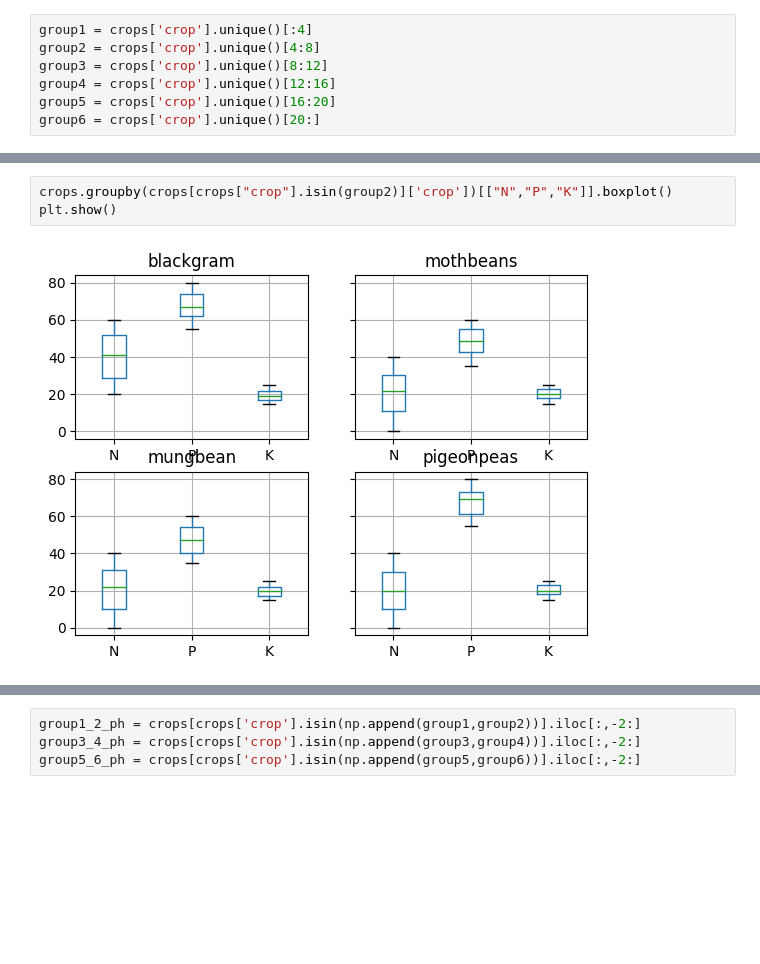
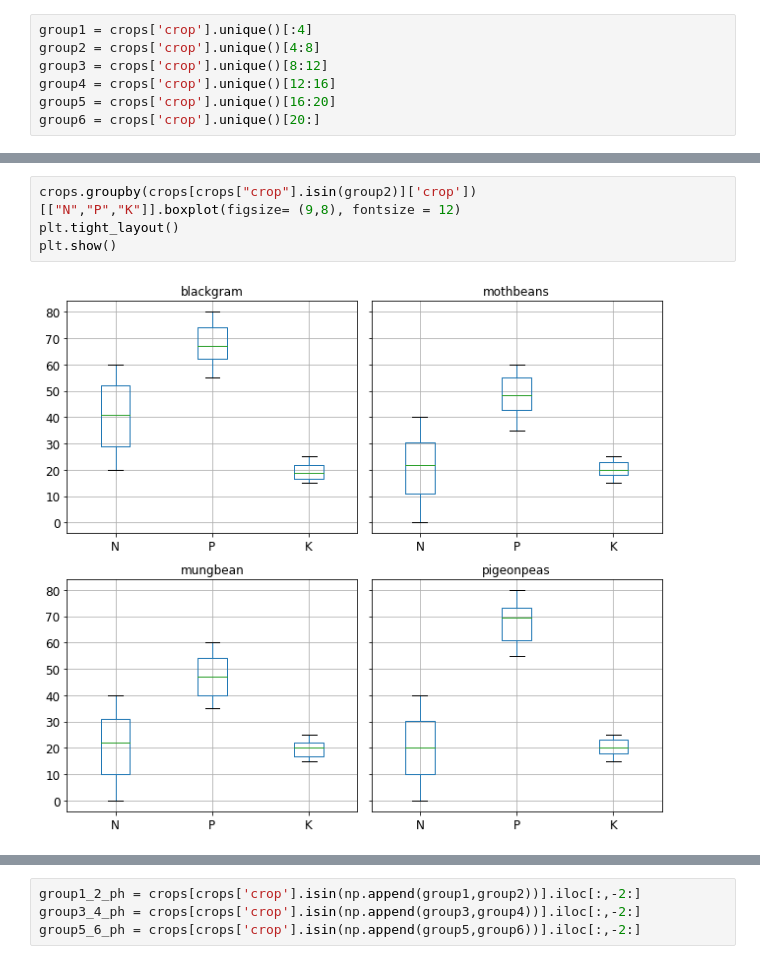
Before and after one commit to daniel-epm/agricultural_modeling, a Jupyter notebook: agriculture.ipynb, the cells around one changed output, grey strips where cells are left out. Saved outputs shown, nothing was run; the diff lists cells and outputs as text; blank space fills up the shorter version.

```diff
--- a/agriculture.ipynb
+++ b/agriculture.ipynb
@@ -126,6 +133,7 @@ plt.show()
 # %%
-crops.groupby(crops[crops["crop"].isin(group2)]['crop'])[["N","P","K"]].boxplot()
+crops.groupby(crops[crops["crop"].isin(group2)]['crop'])[["N","P","K"]].boxplot(figsize= (9,8), fontsize = 12)
+plt.tight_layout()
 plt.show()
 # %% [output]
-[figure, old version]
+[figure, new version]
 # %%
```
Also changed, not shown: parts of 16 cells of this notebook.
